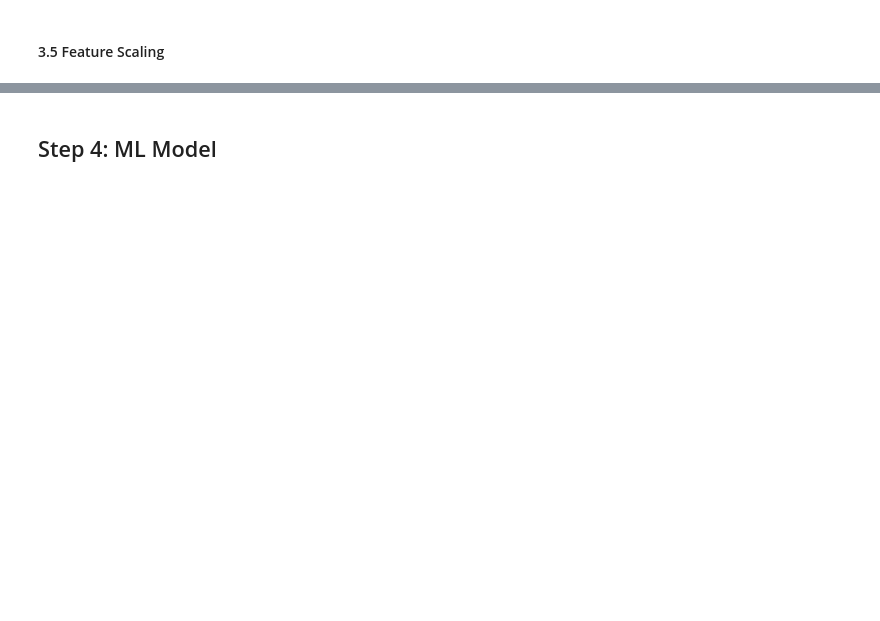
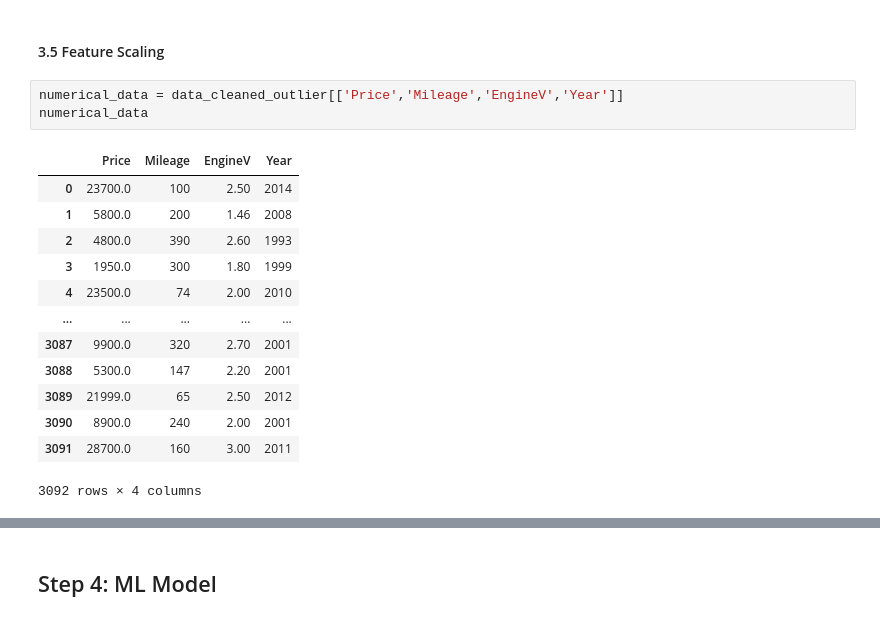
Before and after one commit to Naderiii/Predicting-the-used-car-price, a Jupyter notebook: Predicting the used car price.ipynb, the cells around one changed output, grey strips where cells are left out. Cells and saved outputs as stored; diff of their text form; blank space fills up the shorter version.

```diff
--- a/Predicting the used car price.ipynb
+++ b/Predicting the used car price.ipynb
@@ -310,3 +263,20 @@ data_cleaned_outlier.describe(include='all')
 # %% [markdown]
 #### 3.5 Feature Scaling
+# %%
+numerical_data = data_cleaned_outlier[['Price','Mileage','EngineV','Year']]
+numerical_data
+# %% [output]
+|  | Price | Mileage | EngineV | Year |
+| 0 | 23700.0 | 100 | 2.50 | 2014 |
+| 1 | 5800.0 | 200 | 1.46 | 2008 |
+| 2 | 4800.0 | 390 | 2.60 | 1993 |
+| 3 | 1950.0 | 300 | 1.80 | 1999 |
+| 4 | 23500.0 | 74 | 2.00 | 2010 |
+| ... | ... | ... | ... | ... |
+| 3087 | 9900.0 | 320 | 2.70 | 2001 |
+| 3088 | 5300.0 | 147 | 2.20 | 2001 |
+| 3089 | 21999.0 | 65 | 2.50 | 2012 |
+| 3090 | 8900.0 | 240 | 2.00 | 2001 |
+| 3091 | 28700.0 | 160 | 3.00 | 2011 |
+3092 rows × 4 columns
 # %%
```
Also changed, not shown: parts of 27 cells of this notebook.
